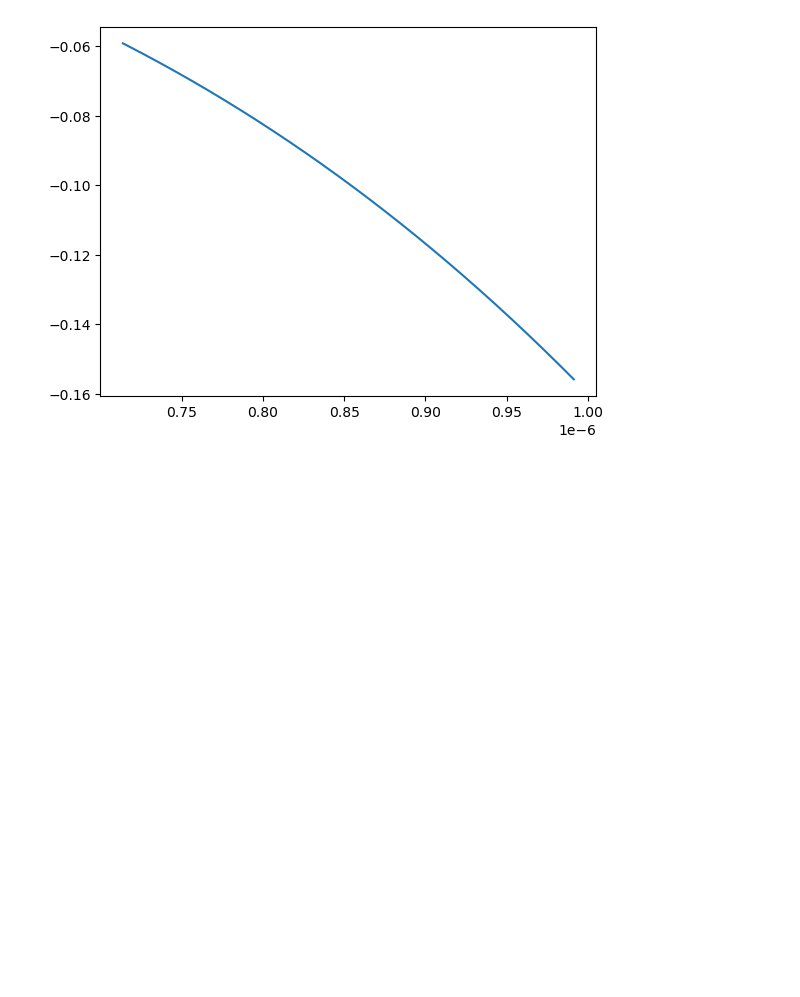
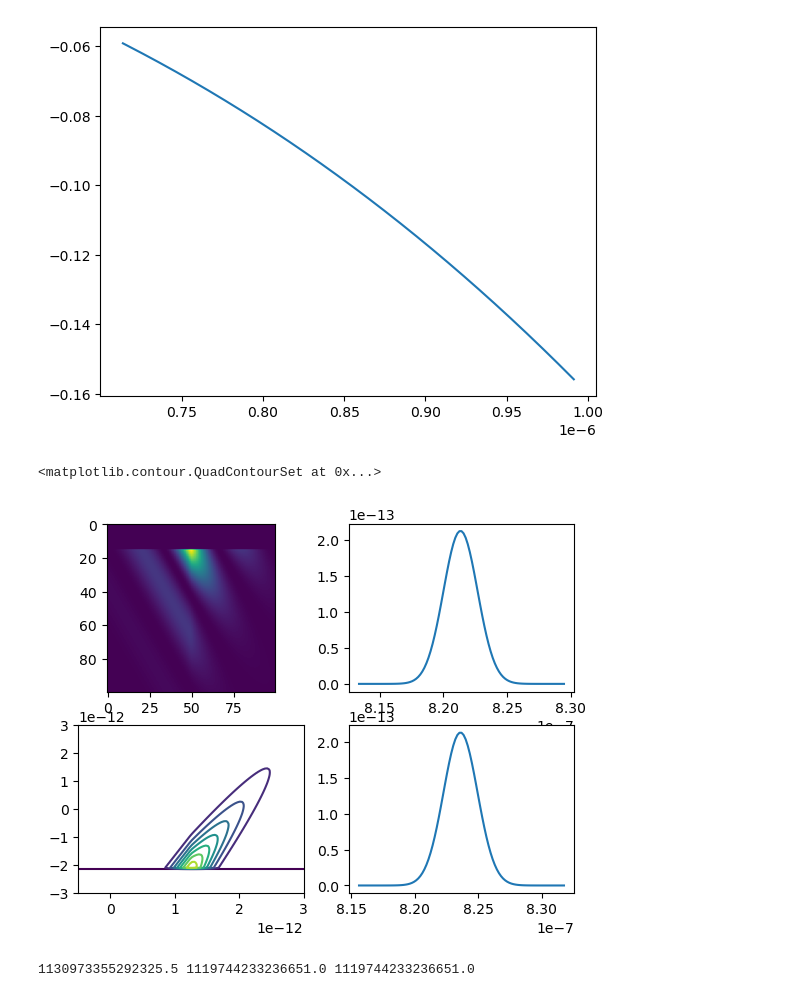
Before and after one commit to MTLphys/FittingFunctions, a Jupyter notebook: helpfulnotebooks/GVDpulsebroadening.ipynb, the cells around one changed output. Cells and saved outputs as stored; diff of their text form; code cells hidden in the pictures; blank space fills up the shorter version.

```diff
--- a/helpfulnotebooks/GVDpulsebroadening.ipynb
+++ b/helpfulnotebooks/GVDpulsebroadening.ipynb
@@ -44,3 +44,50 @@ plt.plot(wl,n)
 # %% [output]
 [<matplotlib.lines.Line2D at 0x...>]
 [figure]
+# %%
+import numpy as np
+import matplotlib.pyplot as plt
+from scipy import constants as c
+
+t = np.linspace(-.5e-12,3e-12,100)
+tau = np.linspace(-3e-12,3e-12,100)
+T,TAU = np.meshgrid(t,tau)
+tau13 = 0e-12
+def toyP(t,tau,tau13,w,g):
+    return np.exp(-g*np.abs(tau+tau13))*np.exp(-g*t)*np.heaviside(t,.5)*np.exp(1j*w*t)*np.exp(1j*w*(-tau+tau13))
+wa0= np.pi*.365e15
+wb0= np.pi*.364e15
+t2a = 2.0e-12
+t2b = 2.0e-12
+ga0 =  1/t2a
+gb0 =  1/t2b
+fig,ax = plt.subplots(2,2)
+ax[0,0].imshow((np.abs(toyP(T,TAU,tau13,wa0,ga0)+toyP(T,TAU,tau13,wb0,gb0))**2).transpose())
+FWHM = 4.37e12
+Dw = FWHM/2.335
+N = 100
+wa = np.linspace(wa0-6*Dw,wa0+6*Dw,N)
+wb = np.linspace(wb0-6*Dw,wb0+6*Dw,N)
+
+def g(x,x0,sig):
+    return 1/(sig*np.sqrt(np.pi*2))*np.exp(-(x-x0)**2/(2*sig**2))
+ga = g(wa,wa0,Dw)
+gb = g(wb,wb0,Dw)
+
+ax[0,1].plot(c.c*np.pi/wa,ga)
+
+ax[1,1].plot(c.c*np.pi/wb,gb)
+P = 0
+dwa =wa[1]-wa[0]
+dwb =wb[1]-wb[0]
+for i in range(100):
+    P = P+dwa*g(wa[i],wa0,Dw)*toyP(T,TAU,tau13,wa[i],ga0)+dwb*g(wb[i],wb0,Dw)*toyP(T,TAU,tau13,wb[i],gb0)
+
+ax[1,0].contour(T,TAU,np.abs(P).transpose())
+# %% [output]
+<matplotlib.contour.QuadContourSet at 0x...>
+[figure, added]
+# %%
+print(wa0,np.max(wa),np.min(wa))
+# %% [output]
+1130973355292325.5 1119744233236651.0 1119744233236651.0
```
Also changed, not shown: parts of 2 cells of this notebook, 1 other file.
